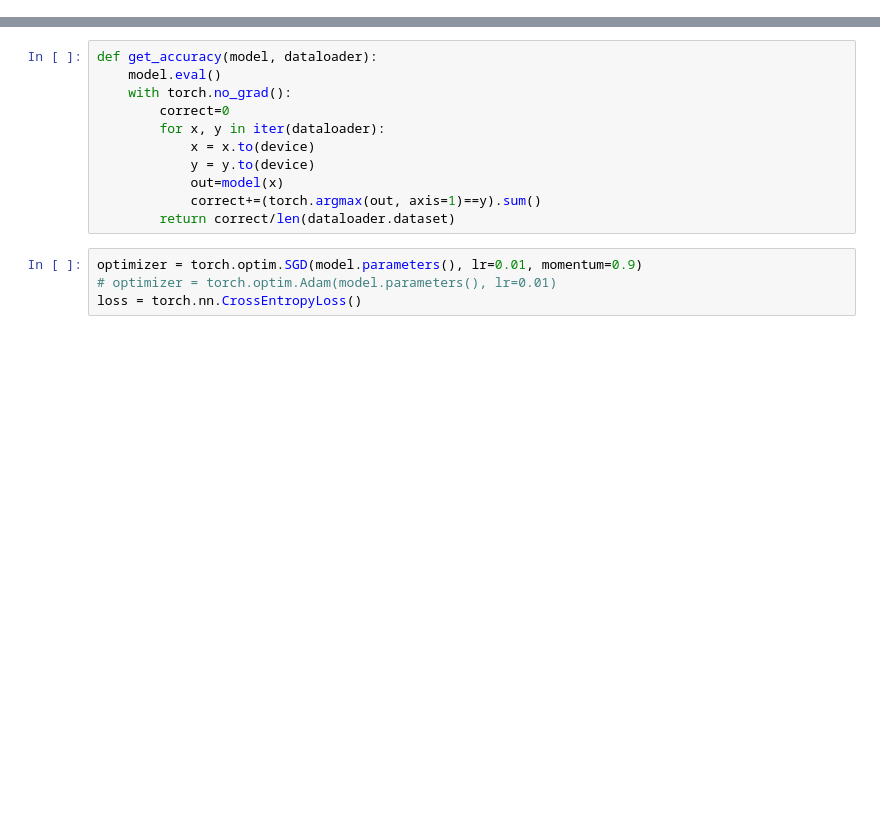
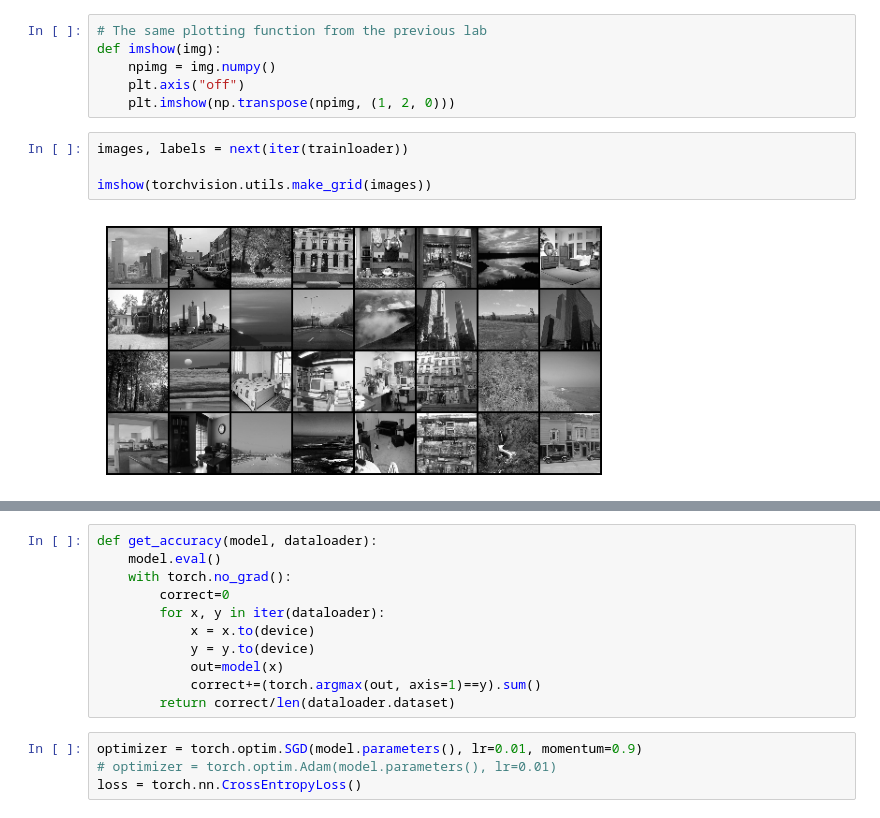
Before and after one commit to progManu/CV_Project, a Jupyter notebook: Progetto_CV.ipynb, the cells around one changed output, grey strips where cells are left out. Saved outputs shown, nothing was run; the diff lists cells and outputs as text; blank space fills up the shorter version.

```diff
--- a/Progetto_CV.ipynb
+++ b/Progetto_CV.ipynb
@@ -110,5 +131,17 @@ CNN(
   )
 )
+# %%
+# The same plotting function from the previous lab
+def imshow(img):
+    npimg = img.numpy()
+    plt.axis("off")
+    plt.imshow(np.transpose(npimg, (1, 2, 0)))
+# %%
+images, labels = next(iter(trainloader))
+
+imshow(torchvision.utils.make_grid(images))
+# %% [output]
+[figure, added]
 # %%
 # Checking initialization printing mean, std, max biases in the classifier fully connected layer
 
```
Also changed, not shown: parts of 11 cells of this notebook, 1 other file.
